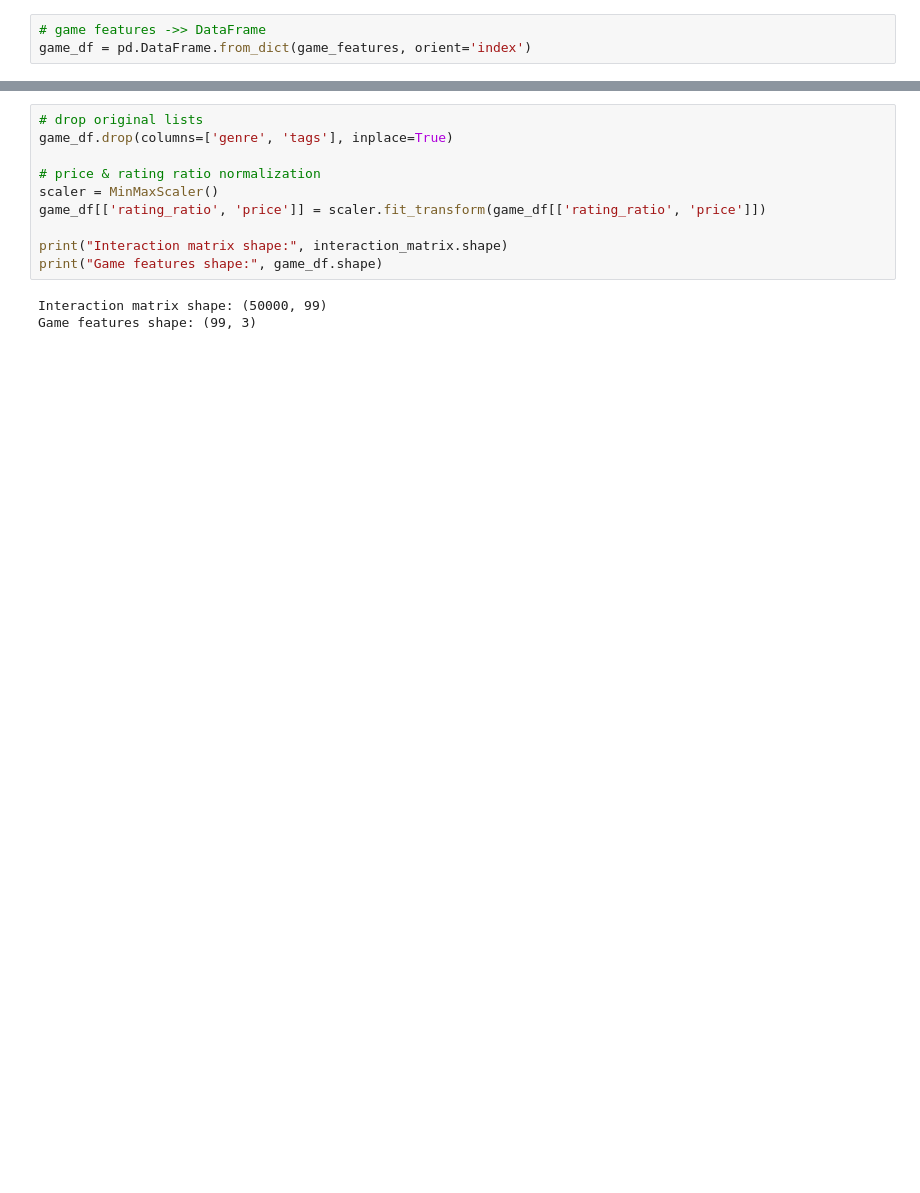
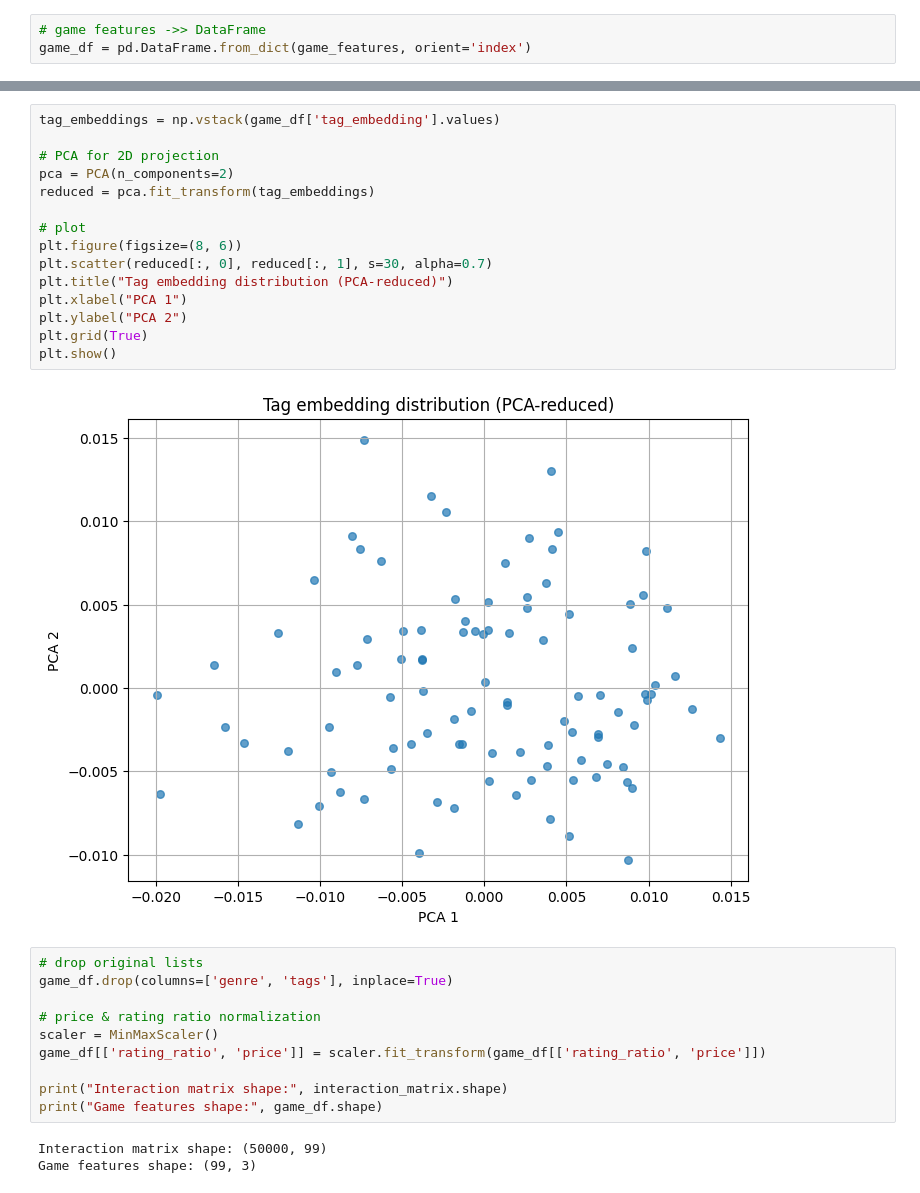
Before and after one commit to 503N-project-RC/model-training, a Jupyter notebook: game_rec_training.ipynb, the cells around one changed output, grey strips where cells are left out. Drawn from its saved outputs; the diff is of its cells as text; blank space fills up the shorter version.

```diff
--- a/game_rec_training.ipynb
+++ b/game_rec_training.ipynb
@@ -127,3 +157,20 @@ Word2vec vector size =  50
+# %%
+tag_embeddings = np.vstack(game_df['tag_embedding'].values)
+
+# PCA for 2D projection
+pca = PCA(n_components=2)
+reduced = pca.fit_transform(tag_embeddings)
+
+# plot
+plt.figure(figsize=(8, 6))
+plt.scatter(reduced[:, 0], reduced[:, 1], s=30, alpha=0.7)
+plt.title("Tag embedding distribution (PCA-reduced)")
+plt.xlabel("PCA 1")
+plt.ylabel("PCA 2")
+plt.grid(True)
+plt.show()
+# %% [output]
+[figure, added]
 # %%
 # drop original lists
 game_df.drop(columns=['genre', 'tags'], inplace=True)
```
Also changed, not shown: parts of 16 cells of this notebook.
